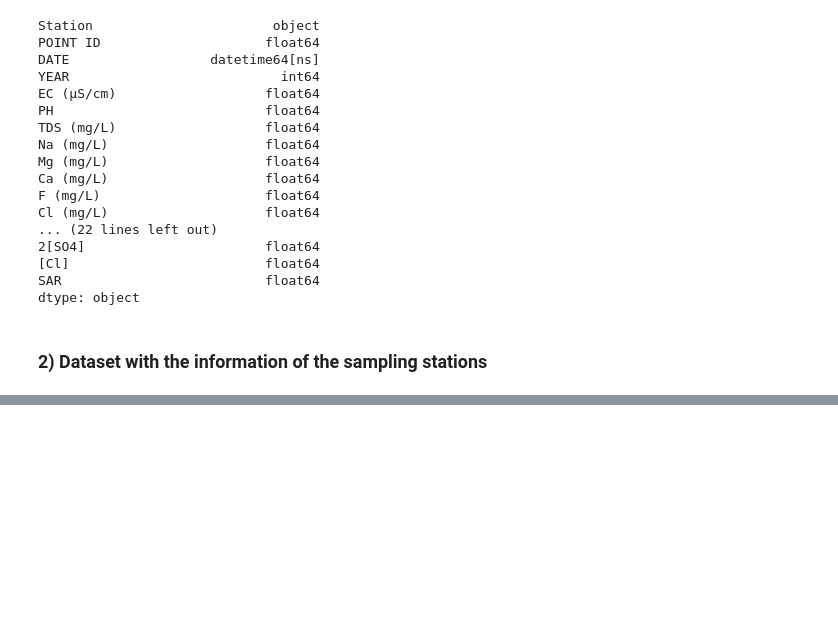
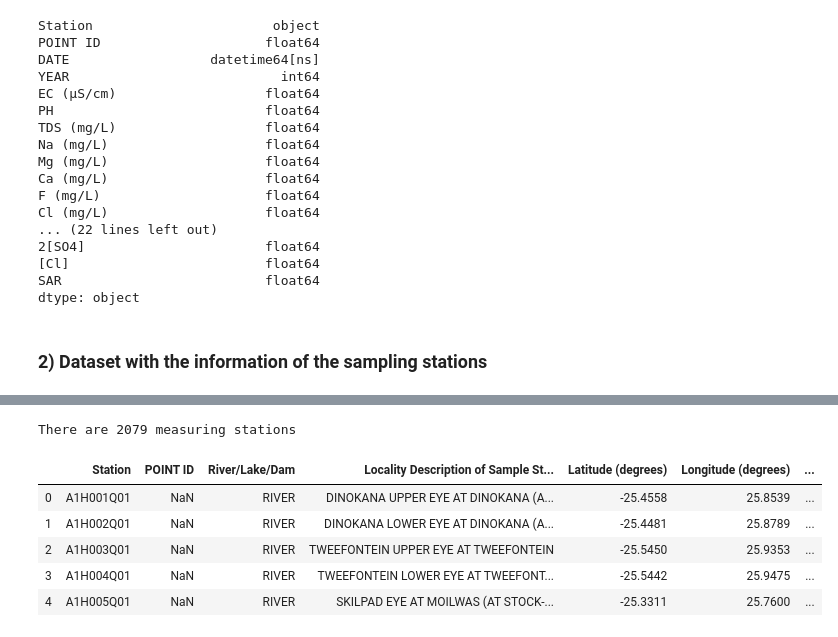
Before and after one commit to elenuskiya/TFM, a Jupyter notebook: Notebooks/00_Cleaning_manipulation_and_unification.ipynb, the cells around one changed output, grey strips where cells are left out. Cells and saved outputs as stored; diff of their text form; code cells hidden in the pictures; blank space fills up the shorter version.

```diff
--- a/Notebooks/00_Cleaning_manipulation_and_unification.ipynb
+++ b/Notebooks/00_Cleaning_manipulation_and_unification.ipynb
@@ -532,0 +546,32 @@ chemical_clean=chemical_clean[["Station","POINT ID","DATE","YEAR","EC (μS/cm)",
+# %%
+# Choose the columns of interest:
+stations=pd.read_excel("Sample_stations.xlsx", Sheet=1, usecols="A:D,G,H,I,L")
+# Rename the columns
+stations.rename({"SAMPLE\nSTATION ID":"Station",
+                 "RIVER OR\nLAKE/DAM": "River/Lake/Dam",
+                 "BRIEF LOCALITY DESCRIPTION OF SAMPLE STATION":"Locality Description of Sample Station",
+                 "SOUTH LAT.\nDECIMAL DEGR":"Latitude (degrees)",
+                 "SOUTH LON.\nDECIMAL DEGR":"Longitude (degrees)",
+                "TOTAL\nNUMBER OF\nSAMPLES":"Number Samples",
+                "SAMPLE\n DRAINAGE\nREGION":"Subdrainage Region"}, axis=1, inplace=True)
+stations.dropna(axis=0,
+                        subset=['Latitude (degrees)',
+                                 'Longitude (degrees)'
+                                ], inplace=True)
+# Reindex
+stations=stations.reset_index(drop=True)
+
+# Change the sign of latitudes
+stations['Latitude (degrees)'] = stations['Latitude (degrees)'].apply(lambda x: x*-1)
+# Create a column that groups the Subregions into Regions
+stations['Drainage Region']=stations['Subdrainage Region'].apply(lambda x: x[0])
+print("There are",len(stations), "measuring stations")
+stations.head()
+# %% [output]
+There are 2079 measuring stations
+|  | Station | POINT ID | River/Lake/Dam | Locality Description of Sample St... | Latitude (degrees) | Longitude (degrees) | ... |
+| 0 | A1H001Q01 | NaN | RIVER | DINOKANA UPPER EYE AT DINOKANA (A... | -25.4558 | 25.8539 | ... |
+| 1 | A1H002Q01 | NaN | RIVER | DINOKANA LOWER EYE AT DINOKANA (A... | -25.4481 | 25.8789 | ... |
+| 2 | A1H003Q01 | NaN | RIVER | TWEEFONTEIN UPPER EYE AT TWEEFONTEIN | -25.5450 | 25.9353 | ... |
+| 3 | A1H004Q01 | NaN | RIVER | TWEEFONTEIN LOWER EYE AT TWEEFONT... | -25.5442 | 25.9475 | ... |
+| 4 | A1H005Q01 | NaN | RIVER | SKILPAD EYE AT MOILWAS (AT STOCK-... | -25.3311 | 25.7600 | ... |
```
Also changed, not shown: parts of 12 cells of this notebook.
